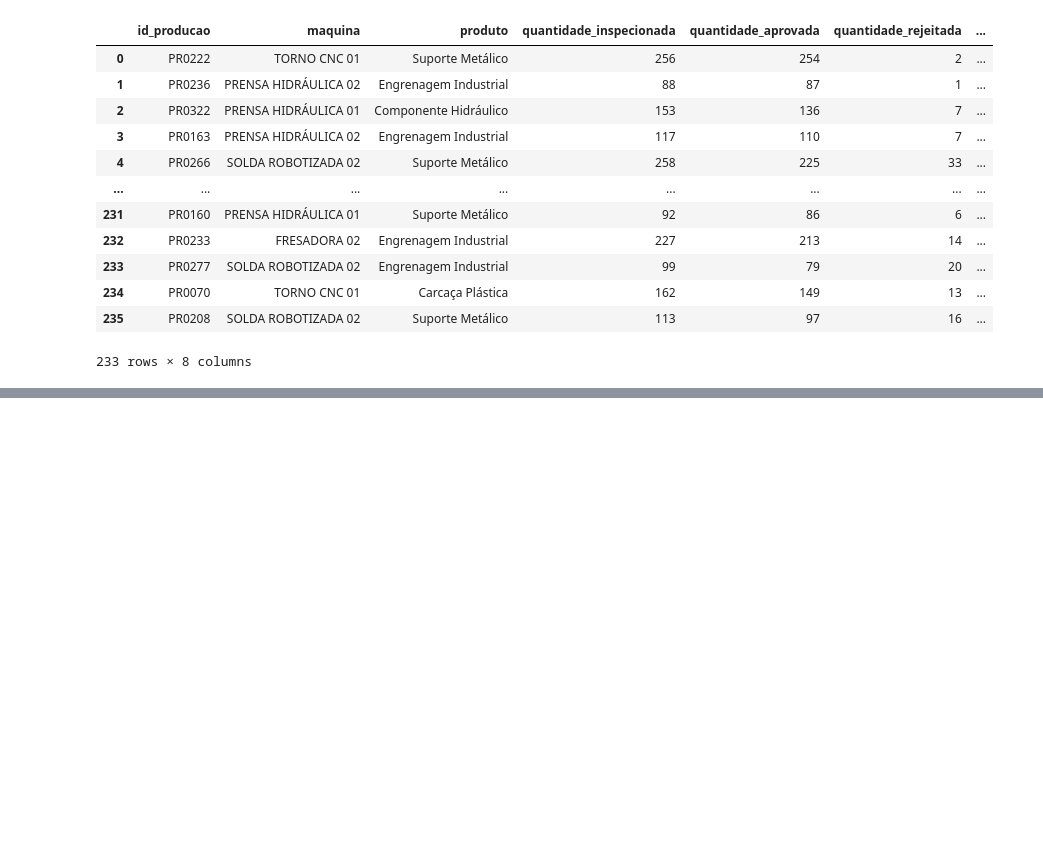
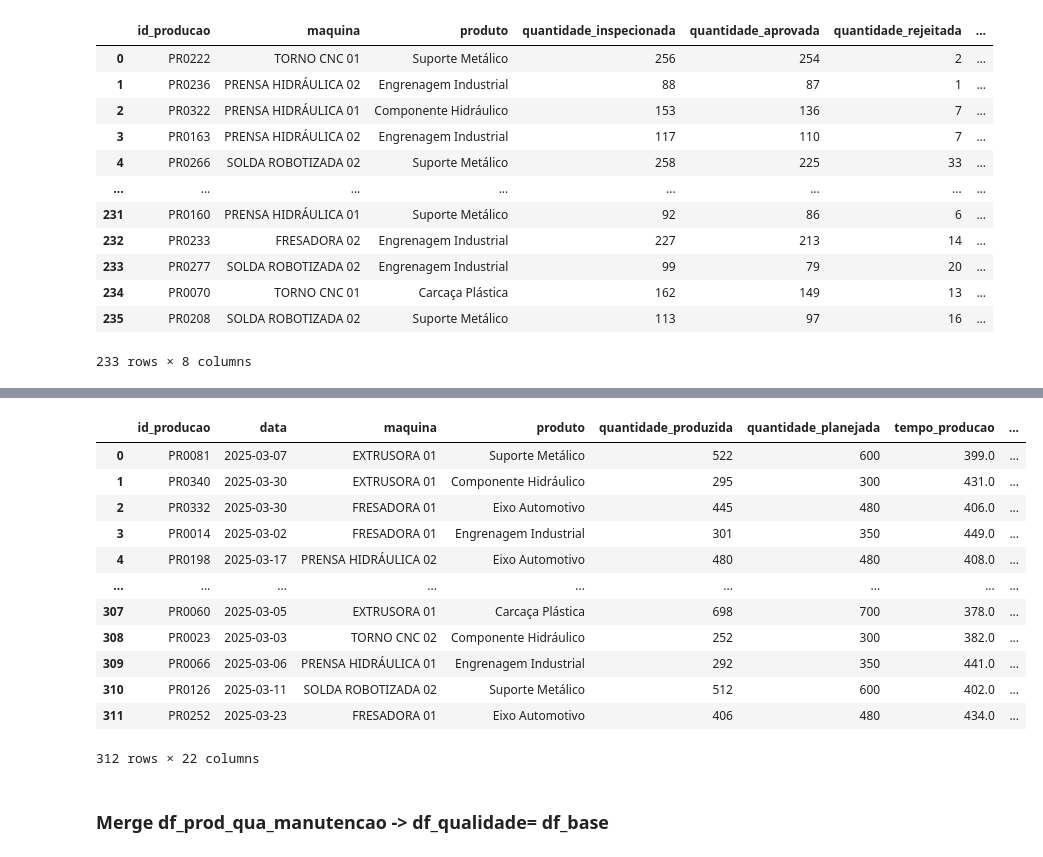
Before and after one commit to cirobezerradev/projeto-tecfor-industrial, a Jupyter notebook: Análise_de_Dados_Industriais.ipynb, the cells around one changed output, grey strips where cells are left out. Drawn from its saved outputs; the diff is of its cells as text; code cells hidden in the pictures; blank space fills up the shorter version.

```diff
--- a/Análise_de_Dados_Industriais.ipynb
+++ b/Análise_de_Dados_Industriais.ipynb
@@ -288,0 +361,25 @@ df_qualidade
+# %%
+df_merge_02 = pd.merge(
+    df_merge_01,
+    df_manutencao,
+    on=['maquina', 'data'],
+    how='left'
+)
+
+df_merge_02
+# %% [output]
+|  | id_producao | data | maquina | produto | quantidade_produzida | quantidade_planejada | tempo_producao | ... |
+| 0 | PR0081 | 2025-03-07 | EXTRUSORA 01 | Suporte Metálico | 522 | 600 | 399.0 | ... |
+| 1 | PR0340 | 2025-03-30 | EXTRUSORA 01 | Componente Hidráulico | 295 | 300 | 431.0 | ... |
+| 2 | PR0332 | 2025-03-30 | FRESADORA 01 | Eixo Automotivo | 445 | 480 | 406.0 | ... |
+| 3 | PR0014 | 2025-03-02 | FRESADORA 01 | Engrenagem Industrial | 301 | 350 | 449.0 | ... |
+| 4 | PR0198 | 2025-03-17 | PRENSA HIDRÁULICA 02 | Eixo Automotivo | 480 | 480 | 408.0 | ... |
+| ... | ... | ... | ... | ... | ... | ... | ... | ... |
+| 307 | PR0060 | 2025-03-05 | EXTRUSORA 01 | Carcaça Plástica | 698 | 700 | 378.0 | ... |
+| 308 | PR0023 | 2025-03-03 | TORNO CNC 02 | Componente Hidráulico | 252 | 300 | 382.0 | ... |
+| 309 | PR0066 | 2025-03-06 | PRENSA HIDRÁULICA 01 | Engrenagem Industrial | 292 | 350 | 441.0 | ... |
+| 310 | PR0126 | 2025-03-11 | SOLDA ROBOTIZADA 02 | Suporte Metálico | 512 | 600 | 402.0 | ... |
+| 311 | PR0252 | 2025-03-23 | FRESADORA 01 | Eixo Automotivo | 406 | 480 | 434.0 | ... |
+312 rows × 22 columns
+# %% [markdown]
+### Merge df_prod_qua_manutencao -> df_qualidade= df_base
```
Also changed, not shown: parts of 8 cells of this notebook.
